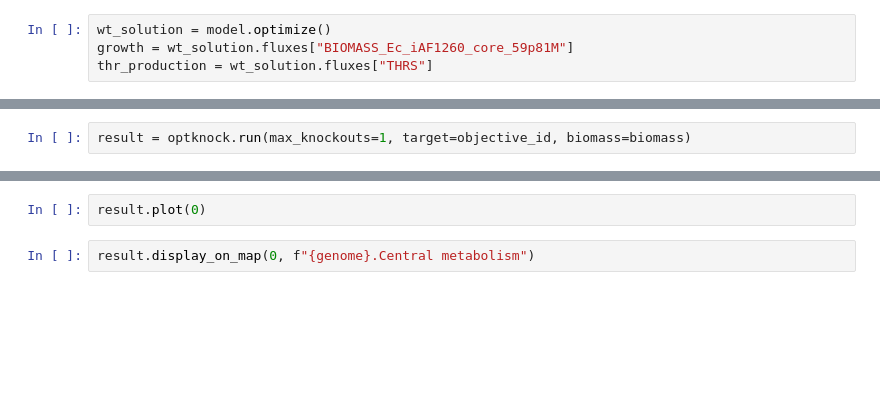
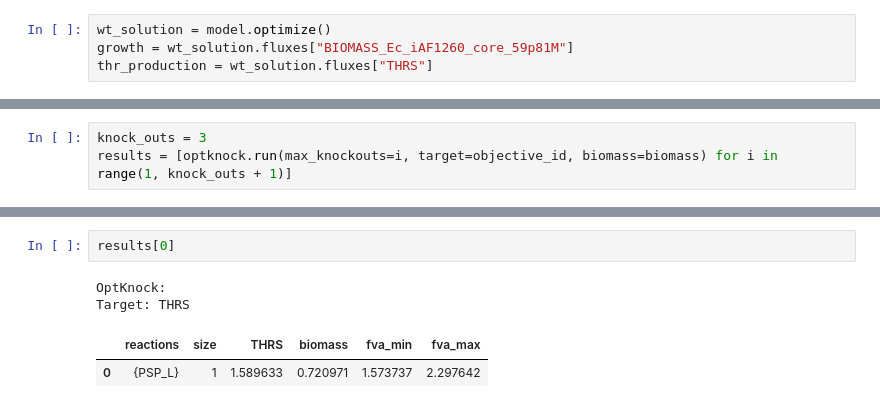
Before and after one commit to SergioPachonDotor/OptKnock-Threonine_Prod, a Jupyter notebook: OptKnock.ipynb, the cells around one changed output, grey strips where cells are left out. Drawn from its saved outputs; the diff is of its cells as text; blank space fills up the shorter version.

```diff
--- a/OptKnock.ipynb
+++ b/OptKnock.ipynb
@@ -30,6 +30,7 @@ Read LP format model from file /tmp/tmpzz2o4d8c.lp
 Reading time = 0.02 seconds
 : 1668 rows, 4764 columns, 18462 nonzeros
 # %%
-result = optknock.run(max_knockouts=1, target=objective_id, biomass=biomass)
+knock_outs = 3
+results = [optknock.run(max_knockouts=i, target=objective_id, biomass=biomass) for i in range(1, knock_outs + 1)]
 # %% [output]
 [interactive output not drawn]
@@ -46,4 +43,7 @@ Target: THRS
-# %%
-result.plot(0)
-# %%
-result.display_on_map(0, f"{genome}.Central metabolism")
+# %%
+results[0]
+# %% [output]
+OptKnock:
+Target: THRS
+|  | reactions | size | THRS | biomass | fva_min | fva_max |
+| 0 | {PSP_L} | 1 | 1.589633 | 0.720971 | 1.573737 | 2.297642 |
```
Also changed, not shown: parts of 5 cells of this notebook, 3 other files.
